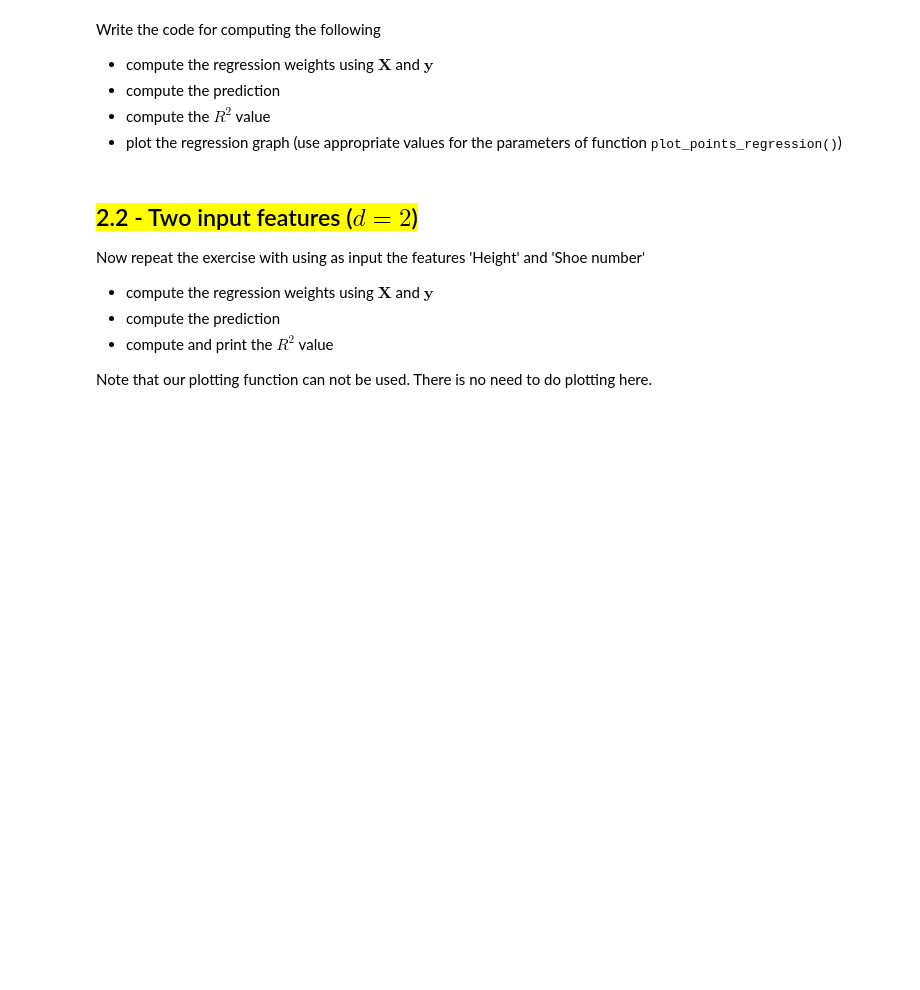
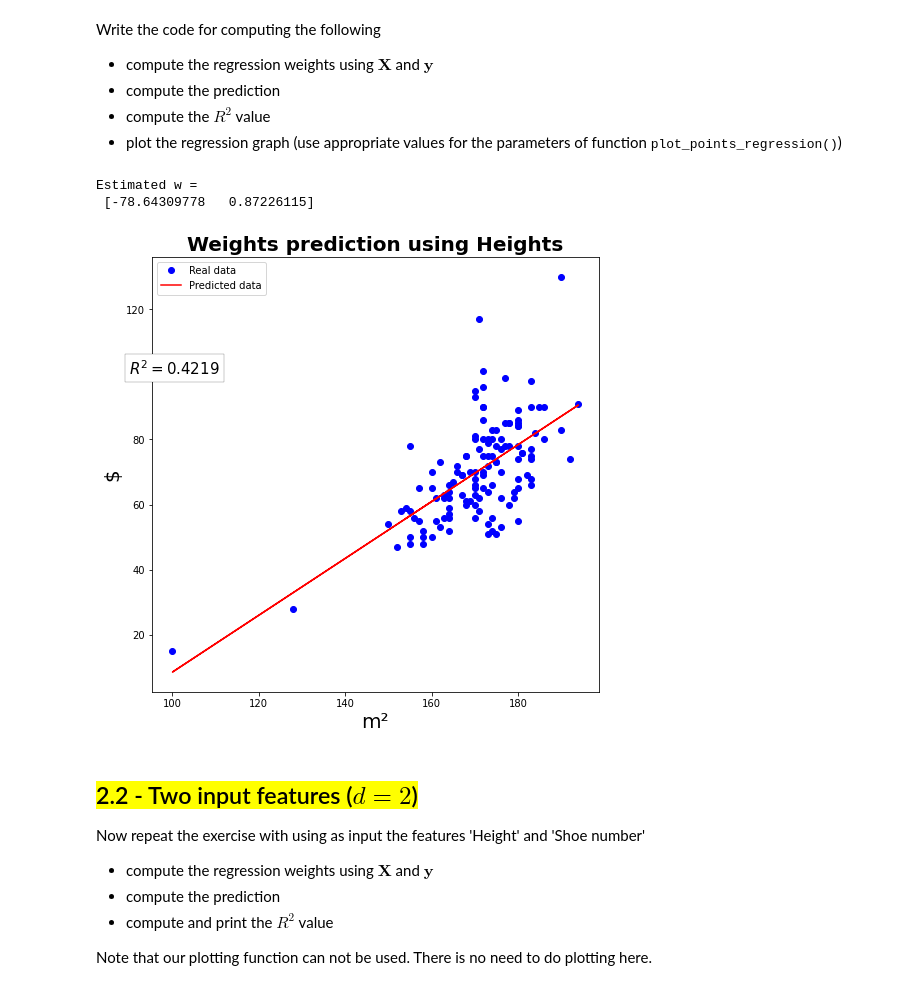
Before and after one commit to renatasarmet/algorithms, a Jupyter notebook: machineLearning/usp_ime/EP02/ep02_linreg_analytic.ipynb, the cells around one changed output. Drawn from its saved outputs; the diff is of its cells as text; code cells hidden in the pictures; blank space fills up the shorter version.

Commit message:
completing EP02 - linear regression

```diff
--- a/machineLearning/usp_ime/EP02/ep02_linreg_analytic.ipynb
+++ b/machineLearning/usp_ime/EP02/ep02_linreg_analytic.ipynb
@@ -398,3 +419,27 @@ Write the code for computing the following
+# %%
+# Compute the regression weights using X and y
+w = normal_equation_weights(X, y)
+print("Estimated w =\n", w)
+
+# Compute the prediction
+prediction = normal_equation_prediction(X, w)
+
+# Compute the R2 value
+r_2 = r2_score(y, prediction)
+
+# Plot the regression graph (use appropriate values for the parameters of function plot_points_regression())
+plot_points_regression(X,
+                       y,
+                       title='Weights prediction using Heights',
+                       xlabel="m\u00b2",
+                       ylabel='$',
+                       prediction=prediction,
+                       legend=True,
+                       r_squared=r_2)
+# %% [output]
+Estimated w =
+ [-78.64309778   0.87226115]
+[figure, added]
 # %% [markdown]
 ## <mark>2.2 - Two input features ($d=2$)</mark>
 
```
Also changed, not shown: parts of 18 cells of this notebook, 3 other files.
